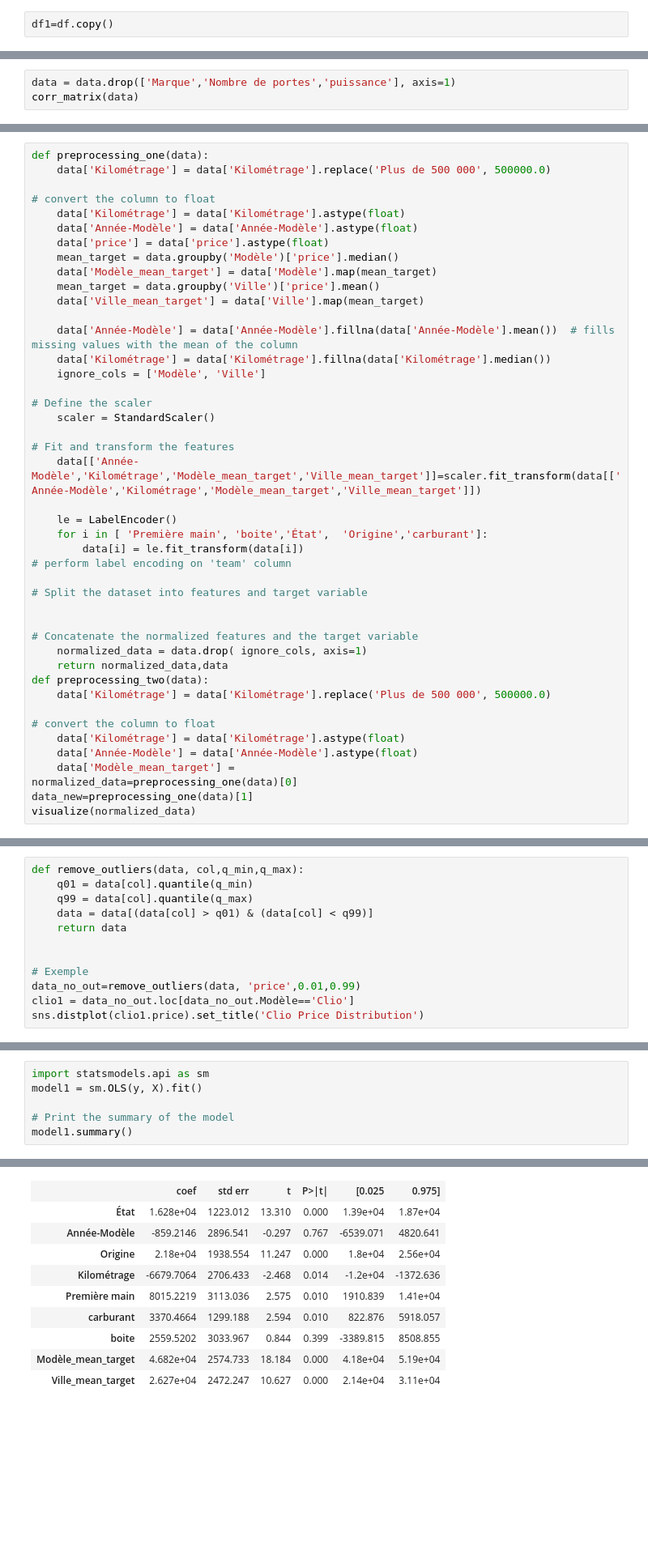
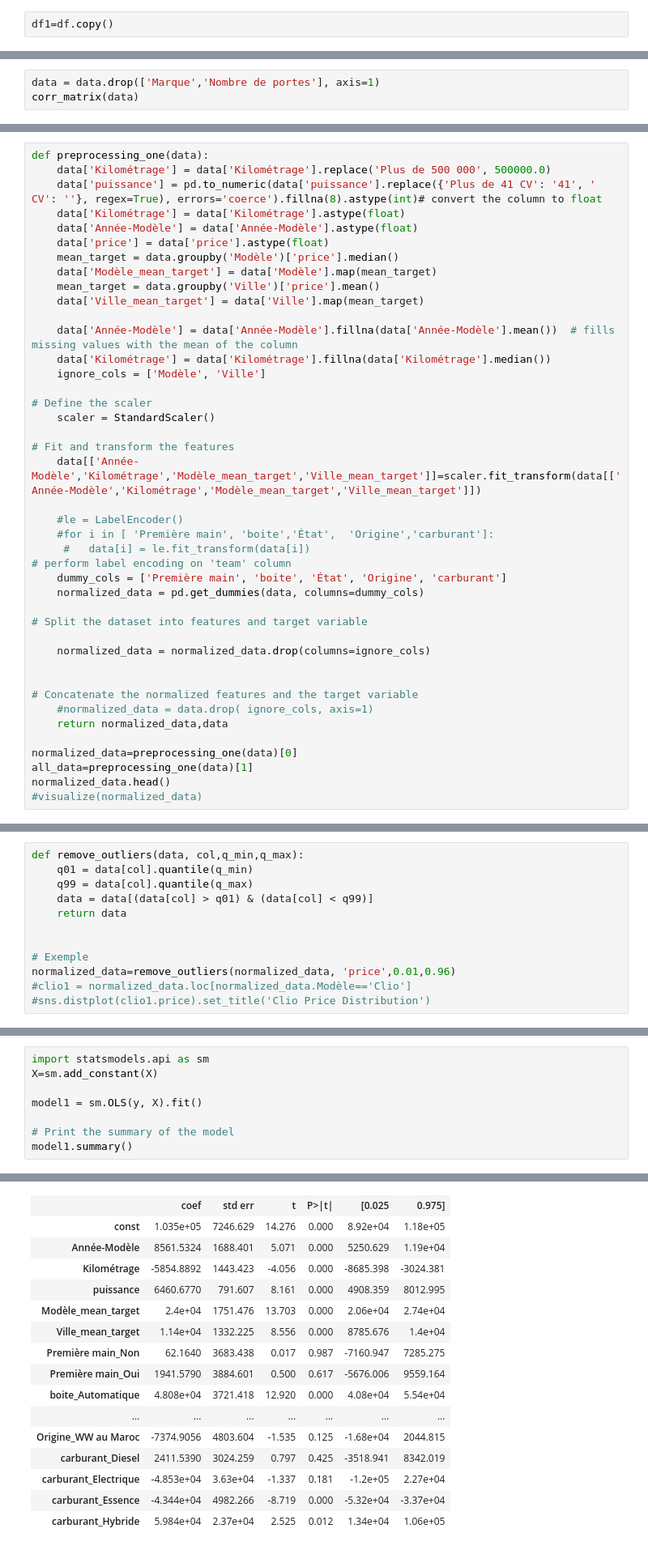
Before and after one commit to joyboy129/statistiques, a Jupyter notebook: 2ndpart.ipynb, the cells around one changed output, grey strips where cells are left out. Shown: that part at 81% size. Cells and saved outputs as stored; diff of their text form; blank space fills up the shorter version.

```diff
--- a/2ndpart.ipynb
+++ b/2ndpart.ipynb
@@ -45,4 +45,4 @@ corr_matrix(data)
 # %%
-data = data.drop(['Marque','Nombre de portes','puissance'], axis=1)
+data = data.drop(['Marque','Nombre de portes'], axis=1)
 corr_matrix(data)
 # %% [output]
@@ -63,8 +83,7 @@ data.head()
 # %%
 def preprocessing_one(data):
     data['Kilométrage'] = data['Kilométrage'].replace('Plus de 500 000', 500000.0)
-
-# convert the column to float
+    data['puissance'] = pd.to_numeric(data['puissance'].replace({'Plus de 41 CV': '41', ' CV': ''}, regex=True), errors='coerce').fillna(8).astype(int)# convert the column to float
     data['Kilométrage'] = data['Kilométrage'].astype(float)
     data['Année-Modèle'] = data['Année-Modèle'].astype(float)
     data['price'] = data['price'].astype(float)
@@ -83,25 +102,24 @@ def preprocessing_one(data):
 # Fit and transform the features
     data[['Année-Modèle','Kilométrage','Modèle_mean_target','Ville_mean_target']]=scaler.fit_transform(data[['Année-Modèle','Kilométrage','Modèle_mean_target','Ville_mean_target']])
 
-    le = LabelEncoder()
-    for i in [ 'Première main', 'boite','État',  'Origine','carburant']:
-        data[i] = le.fit_transform(data[i])
+    #le = LabelEncoder()
+    #for i in [ 'Première main', 'boite','État',  'Origine','carburant']:
+     #   data[i] = le.fit_transform(data[i])
 # perform label encoding on 'team' column
+    dummy_cols = ['Première main', 'boite', 'État', 'Origine', 'carburant']
+    normalized_data = pd.get_dummies(data, columns=dummy_cols)
 
 # Split the dataset into features and target variable
 
+    normalized_data = normalized_data.drop(columns=ignore_cols)
+
 
 # Concatenate the normalized features and the target variable
-    normalized_data = data.drop( ignore_cols, axis=1)
+    #normalized_data = data.drop( ignore_cols, axis=1)
     return normalized_data,data
-def preprocessing_two(data):
-    data['Kilométrage'] = data['Kilométrage'].replace('Plus de 500 000', 500000.0)
 
-# convert the column to float
-    data['Kilométrage'] = data['Kilométrage'].astype(float)
-    data['Année-Modèle'] = data['Année-Modèle'].astype(float)
-    data['Modèle_mean_target'] =
 normalized_data=preprocessing_one(data)[0]
-data_new=preprocessing_one(data)[1]
-visualize(normalized_data)
+all_data=preprocessing_one(data)[1]
+normalized_data.head()
+#visualize(normalized_data)
 # %% [output]
@@ -115,6 +139,6 @@ def remove_outliers(data, col,q_min,q_max):
 
 
 # Exemple
-data_no_out=remove_outliers(data, 'price',0.01,0.99)
-clio1 = data_no_out.loc[data_no_out.Modèle=='Clio']
-sns.distplot(clio1.price).set_title('Clio Price Distribution')
+normalized_data=remove_outliers(normalized_data, 'price',0.01,0.96)
+#clio1 = normalized_data.loc[normalized_data.Modèle=='Clio']
+#sns.distplot(clio1.price).set_title('Clio Price Distribution')
@@ -181,5 +205,7 @@ R-squared score: 0.2898206884570754
 # %%
 import statsmodels.api as sm
+X=sm.add_constant(X)
+
 model1 = sm.OLS(y, X).fit()
 
 # Print the summary of the model
@@ -197,11 +223,17 @@ OLS Regression Results
 | Covariance Type: | nonrobust |  |  |
 |  | coef | std err | t | P>|t| | [0.025 | 0.975] |
-| État | 1.628e+04 | 1223.012 | 13.310 | 0.000 | 1.39e+04 | 1.87e+04 |
-| Année-Modèle | -859.2146 | 2896.541 | -0.297 | 0.767 | -6539.071 | 4820.641 |
-| Origine | 2.18e+04 | 1938.554 | 11.247 | 0.000 | 1.8e+04 | 2.56e+04 |
-| Kilométrage | -6679.7064 | 2706.433 | -2.468 | 0.014 | -1.2e+04 | -1372.636 |
-| Première main | 8015.2219 | 3113.036 | 2.575 | 0.010 | 1910.839 | 1.41e+04 |
-| carburant | 3370.4664 | 1299.188 | 2.594 | 0.010 | 822.876 | 5918.057 |
-| boite | 2559.5202 | 3033.967 | 0.844 | 0.399 | -3389.815 | 8508.855 |
-| Modèle_mean_target | 4.682e+04 | 2574.733 | 18.184 | 0.000 | 4.18e+04 | 5.19e+04 |
-| Ville_mean_target | 2.627e+04 | 2472.247 | 10.627 | 0.000 | 2.14e+04 | 3.11e+04 |
+| const | 1.035e+05 | 7246.629 | 14.276 | 0.000 | 8.92e+04 | 1.18e+05 |
+| Année-Modèle | 8561.5324 | 1688.401 | 5.071 | 0.000 | 5250.629 | 1.19e+04 |
+| Kilométrage | -5854.8892 | 1443.423 | -4.056 | 0.000 | -8685.398 | -3024.381 |
+| puissance | 6460.6770 | 791.607 | 8.161 | 0.000 | 4908.359 | 8012.995 |
+| Modèle_mean_target | 2.4e+04 | 1751.476 | 13.703 | 0.000 | 2.06e+04 | 2.74e+04 |
+| Ville_mean_target | 1.14e+04 | 1332.225 | 8.556 | 0.000 | 8785.676 | 1.4e+04 |
+| Première main_Non | 62.1640 | 3683.438 | 0.017 | 0.987 | -7160.947 | 7285.275 |
+| Première main_Oui | 1941.5790 | 3884.601 | 0.500 | 0.617 | -5676.006 | 9559.164 |
+| boite_Automatique | 4.808e+04 | 3721.418 | 12.920 | 0.000 | 4.08e+04 | 5.54e+04 |
+| ... | ... | ... | ... | ... | ... | ... |
+| Origine_WW au Maroc | -7374.9056 | 4803.604 | -1.535 | 0.125 | -1.68e+04 | 2044.815 |
+| carburant_Diesel | 2411.5390 | 3024.259 | 0.797 | 0.425 | -3518.941 | 8342.019 |
+| carburant_Electrique | -4.853e+04 | 3.63e+04 | -1.337 | 0.181 | -1.2e+05 | 2.27e+04 |
+| carburant_Essence | -4.344e+04 | 4982.266 | -8.719 | 0.000 | -5.32e+04 | -3.37e+04 |
+| carburant_Hybride | 5.984e+04 | 2.37e+04 | 2.525 | 0.012 | 1.34e+04 | 1.06e+05 |
```
Also changed, not shown: parts of 29 cells of this notebook.
